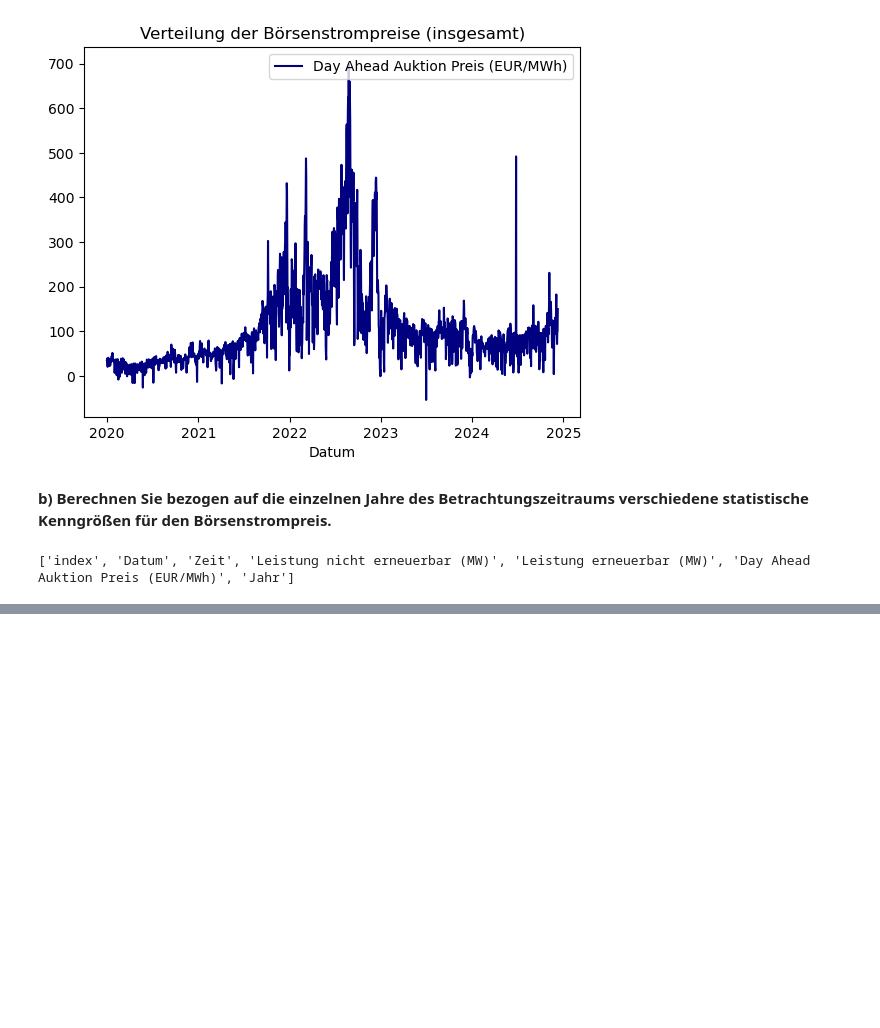
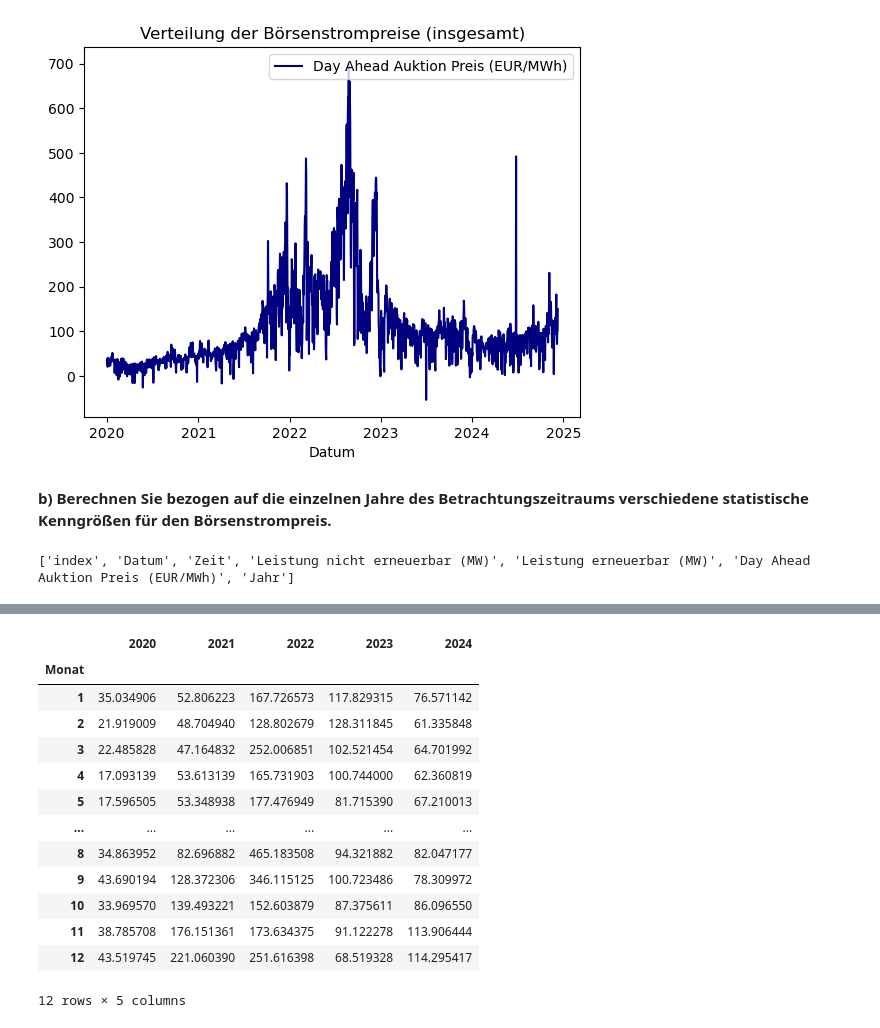
Before and after one commit to himanshunikam/DAT-Projektarbeit, a Jupyter notebook: aufgabe1.ipynb, the cells around one changed output, grey strips where cells are left out. Saved outputs shown, nothing was run; the diff lists cells and outputs as text; code cells hidden in the pictures; blank space fills up the shorter version.

```diff
--- a/aufgabe1.ipynb
+++ b/aufgabe1.ipynb
@@ -256,0 +245,20 @@ Name: Day Ahead Auktion Preis (EUR/MWh), Length: 12, dtype: float64
+# %%
+df_monthly_preis=pd.DataFrame(dict(s1 = mean_month_preis_2020, s2 = mean_month_preis_2021, s3=mean_month_preis_2022, s4=mean_month_preis_2023, s5=mean_month_preis_2024))
+cols = ['2020', '2021', '2022', '2023', '2024']
+df_monthly_preis.columns = cols
+df_monthly_preis
+# %% [output]
+|  | 2020 | 2021 | 2022 | 2023 | 2024 |
+| Monat |  |  |  |  |  |
+| 1 | 35.034906 | 52.806223 | 167.726573 | 117.829315 | 76.571142 |
+| 2 | 21.919009 | 48.704940 | 128.802679 | 128.311845 | 61.335848 |
+| 3 | 22.485828 | 47.164832 | 252.006851 | 102.521454 | 64.701992 |
+| 4 | 17.093139 | 53.613139 | 165.731903 | 100.744000 | 62.360819 |
+| 5 | 17.596505 | 53.348938 | 177.476949 | 81.715390 | 67.210013 |
+| ... | ... | ... | ... | ... | ... |
+| 8 | 34.863952 | 82.696882 | 465.183508 | 94.321882 | 82.047177 |
+| 9 | 43.690194 | 128.372306 | 346.115125 | 100.723486 | 78.309972 |
+| 10 | 33.969570 | 139.493221 | 152.603879 | 87.375611 | 86.096550 |
+| 11 | 38.785708 | 176.151361 | 173.634375 | 91.122278 | 113.906444 |
+| 12 | 43.519745 | 221.060390 | 251.616398 | 68.519328 | 114.295417 |
+12 rows × 5 columns
```
Also changed, not shown: parts of 8 cells of this notebook.
